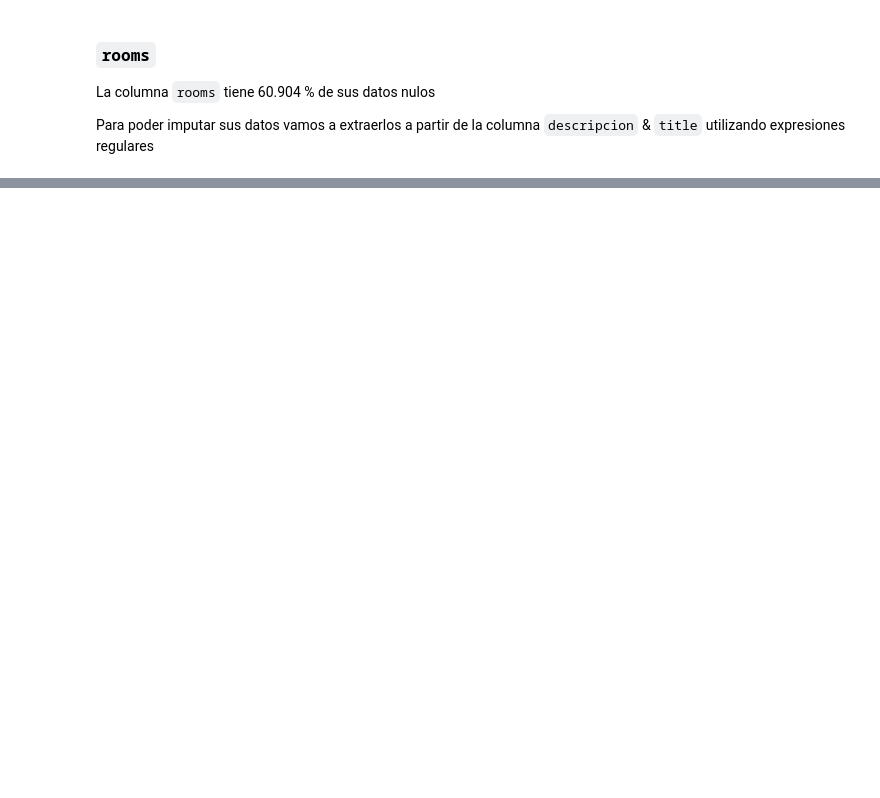
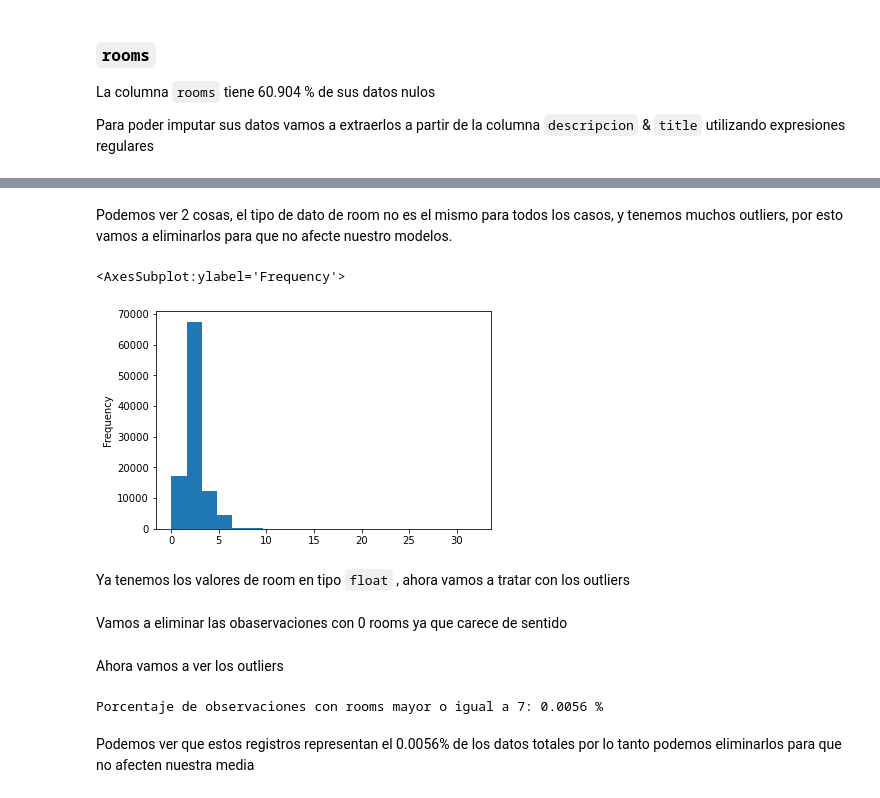
Before and after one commit to naldeco98/data-science-properatti, a Jupyter notebook: solucion.ipynb, the cells around one changed output, grey strips where cells are left out. Cells and saved outputs as stored; diff of their text form; code cells hidden in the pictures; blank space fills up the shorter version.

```diff
--- a/solucion.ipynb
+++ b/solucion.ipynb
@@ -212,8 +229,8 @@ Estas columnas contienen 42.534 % de sus filas vacios, no podemos utilizar esto
 # %%
 try:
-    df.drop(labels=['lat-lon', 'lat', 'lon'], axis=1, inplace=True)
+    df.drop(labels=['lat', 'lon'], axis=1, inplace=True)
+    print("Se elimino las columnas lat y lon")
 except:
-    print("Ya no hay columnas lat-lon, lat, lon")
-# Datos nulos:
-showPerOfNull(df)
+    print("Ya no hay columnas lat y lon")
+print("Columnas totales: ", df.shape[1])
 # %% [output]
@@ -238,0 +252,7 @@ dtype: float64
+# %%
+mask_PEN = df["currency"] == "PEN"
+mask_UYU = df["currency"] == "UYU"
+mask = np.logical_or(mask_PEN, mask_UYU)
+idx = df.index[mask].to_list()
+df.drop(idx, inplace=True)
+df.currency.value_counts()
@@ -238,0 +265,8 @@ dtype: float64
+# %%
+curExp = re.compile(r"(pesos|dolares|USD|U\$D|U\$S)+", re.IGNORECASE| re.MULTILINE)
+print("Datos nulos antes de rellenar 'currency': " +"{0:.4f}".format(showPerOfNull(df.currency, show=False)) + "%")
+# Aplico funcion de imputacion
+df["currency"] = df.apply(lambda x: inputCurrency(data_row=x, reg_exp=curExp, col_input="description", col_output="currency", reg_exp_group=1), axis=1)
+df["currency"] = df.apply(lambda x: inputCurrency(data_row=x, reg_exp=curExp, col_input="title", col_output="currency", reg_exp_group=1), axis=1)
+
+print("Datos nulos despues de rellenar 'currency:'" +"{0:.4f}".format(showPerOfNull(df.currency, show=False)) + "%")
@@ -248,9 +291,8 @@ roomExp =re.compile(exp, re.MULTILINE | re.IGNORECASE)
 
 print("Datos nulos antes de rellenar 'rooms': " +"{0:.4f}".format(showPerOfNull(df.rooms, show=False)) + "%")
 # Aplico funcion de imputacion
-df["rooms"] = df.apply(lambda x: fillAmountVar(data_row=x, reg_exp=roomExp, col_input="description", col_output="rooms", reg_exp_group=1), axis=1)
-df["rooms"] = df.apply(lambda x: fillAmountVar(data_row=x, reg_exp=roomExp, col_input="title", col_output="rooms", reg_exp_group=1), axis=1)
+df["rooms"] = df.apply(lambda x: inputNumber(data_row=x, reg_exp=roomExp, col_input="description", col_output="rooms", reg_exp_group=1), axis=1)
+df["rooms"] = df.apply(lambda x: inputNumber(data_row=x, reg_exp=roomExp, col_input="title", col_output="rooms", reg_exp_group=1), axis=1)
 
 print("Datos nulos despues de rellenar 'rooms:'" +"{0:.4f}".format(showPerOfNull(df.rooms, show=False)) + "%")
-showPerOfNull(df)
 # %% [output]
@@ -290,0 +323,14 @@ Para poder imputar sus datos vamos a extraerlos a partir de la columna `descripc
+# %% [markdown]
+Podemos ver 2 cosas, el tipo de dato de room no es el mismo para todos los casos, y tenemos muchos outliers, por esto vamos a eliminarlos para que no afecte nuestro modelos.
+# %%
+df['rooms'] = df['rooms'].fillna(np.nan).astype(float)
+
+values_before_drop = df.shape[0]
+df["rooms"].plot(kind="hist", bins=20)
+# %% [output]
+<AxesSubplot:ylabel='Frequency'>
+[figure, added]
+# %% [markdown]
+Ya tenemos los valores de room en tipo `float` , ahora vamos a tratar con los outliers
+# %% [markdown]
+Vamos a eliminar las obaservaciones con 0 rooms ya que carece de sentido
@@ -290,0 +341,10 @@ Para poder imputar sus datos vamos a extraerlos a partir de la columna `descripc
+# %% [markdown]
+Ahora vamos a ver los outliers
+# %%
+mask_GE_7 = df["rooms"] >= 7
+per = df["rooms"][mask_GE_7].notna().sum() / df.shape[0]
+print(f"Porcentaje de observaciones con rooms mayor o igual a 7: {per:.4f} %")
+# %% [output]
+Porcentaje de observaciones con rooms mayor o igual a 7: 0.0056 %
+# %% [markdown]
+Podemos ver que estos registros representan el 0.0056% de los datos totales por lo tanto podemos eliminarlos para que no afecten nuestra media
```
Also changed, not shown: parts of 39 cells of this notebook, 2 other files.
